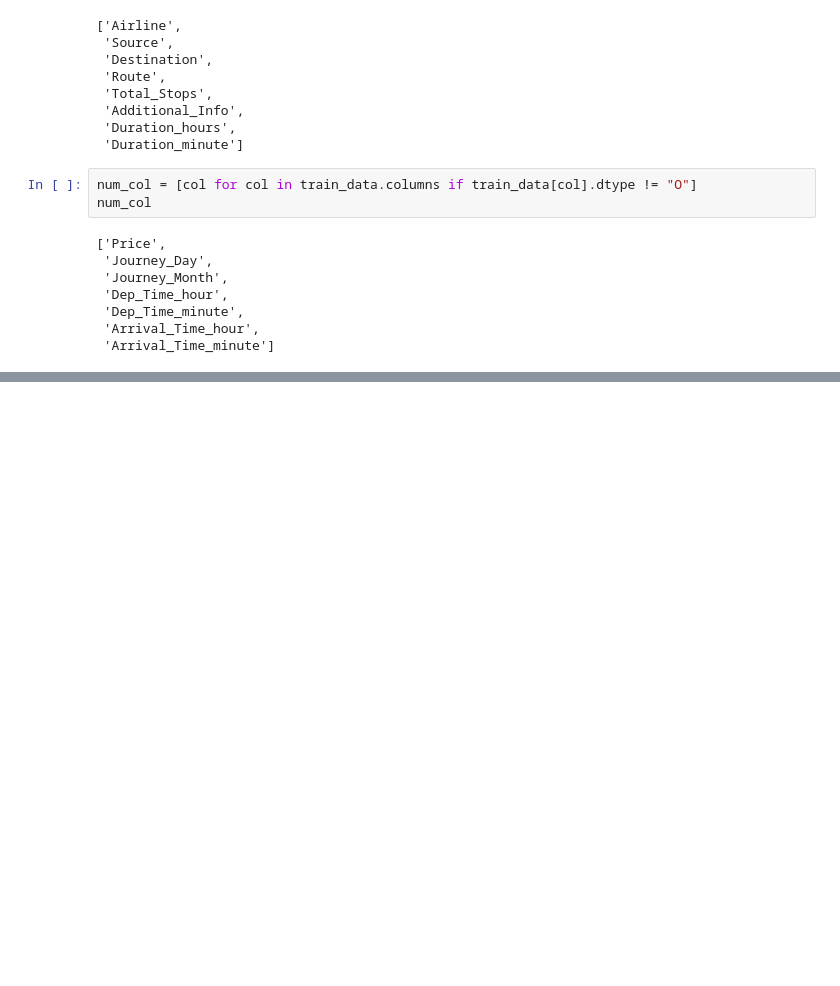
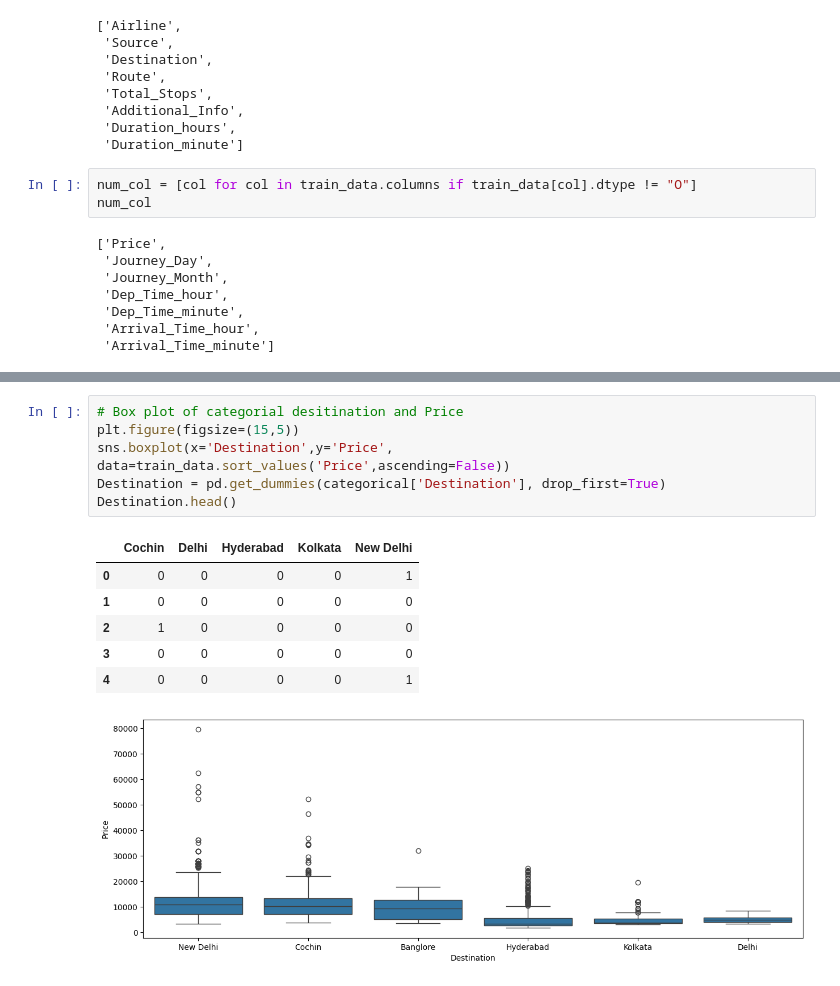
Before and after one commit to Abisheklimbu/Machine_Learning_Project, a Jupyter notebook: Predict_Fare_of_Airlines_Tickets/airlines_ticket.ipynb, the cells around one changed output, grey strips where cells are left out. Saved outputs shown, nothing was run; the diff lists cells and outputs as text; blank space fills up the shorter version.

```diff
--- a/Predict_Fare_of_Airlines_Tickets/airlines_ticket.ipynb
+++ b/Predict_Fare_of_Airlines_Tickets/airlines_ticket.ipynb
@@ -244,0 +294,14 @@ num_col
+# %%
+# Box plot of categorial desitination and Price
+plt.figure(figsize=(15,5))
+sns.boxplot(x='Destination',y='Price', data=train_data.sort_values('Price',ascending=False))
+Destination = pd.get_dummies(categorical['Destination'], drop_first=True)
+Destination.head()
+# %% [output]
+|  | Cochin | Delhi | Hyderabad | Kolkata | New Delhi |
+| 0 | 0 | 0 | 0 | 0 | 1 |
+| 1 | 0 | 0 | 0 | 0 | 0 |
+| 2 | 1 | 0 | 0 | 0 | 0 |
+| 3 | 0 | 0 | 0 | 0 | 0 |
+| 4 | 0 | 0 | 0 | 0 | 1 |
+[figure, added]
```
Also changed, not shown: parts of 27 cells of this notebook.
